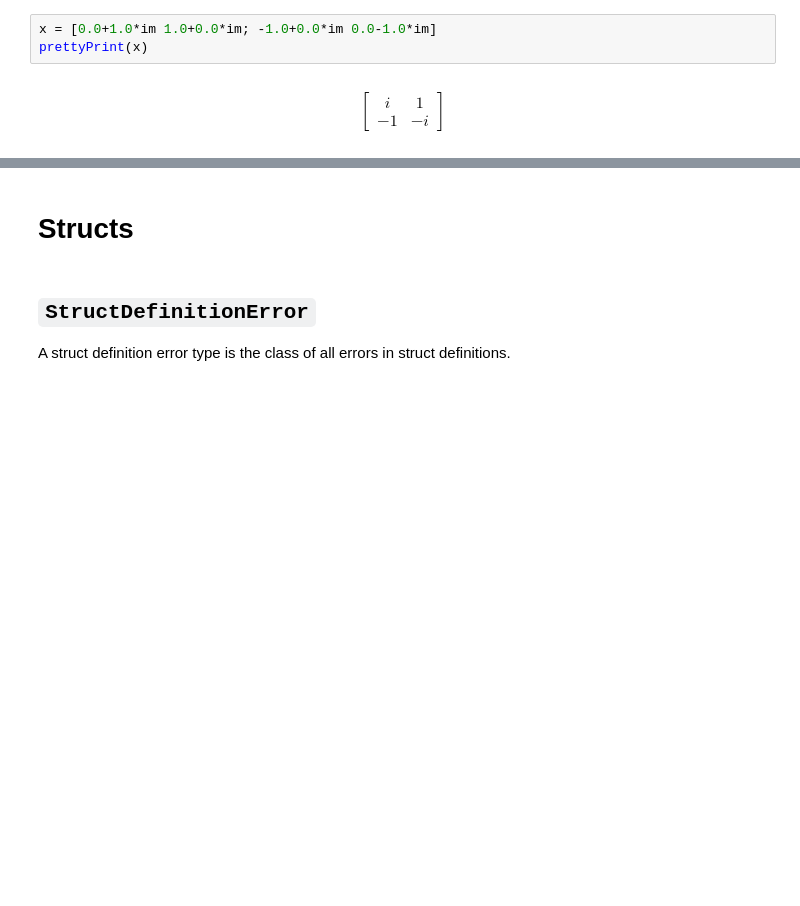
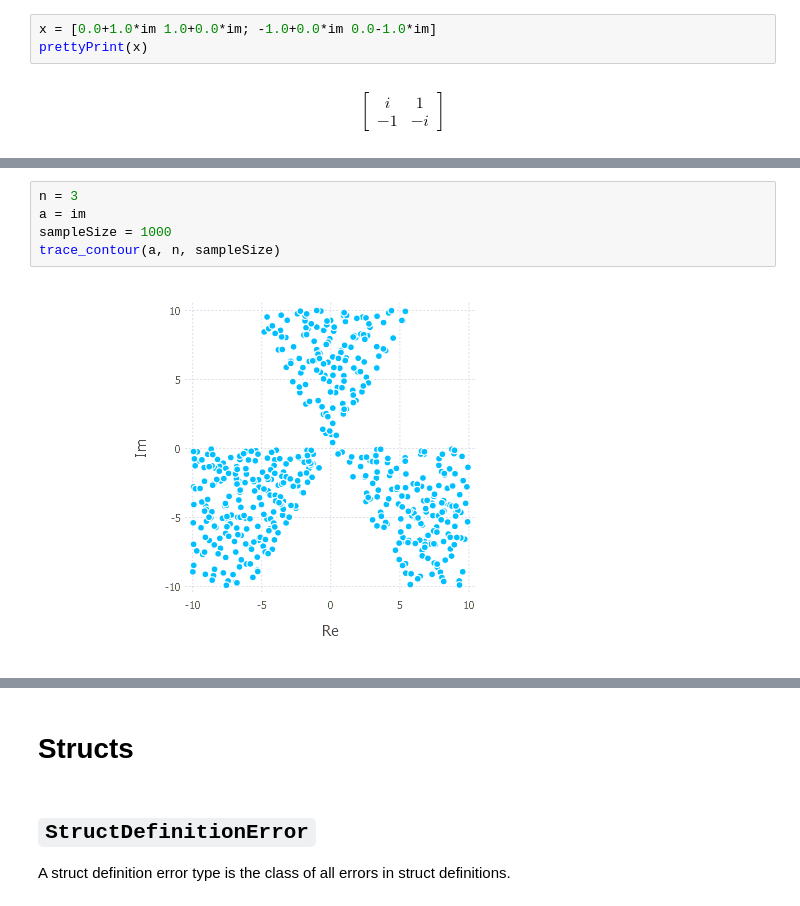
Before and after one commit to largecats/capstone-project, a Jupyter notebook: work_in_julia/The Fokas method.ipynb, the cells around one changed output, grey strips where cells are left out. Cells and saved outputs as stored; diff of their text form; blank space fills up the shorter version.

```diff
--- a/work_in_julia/The Fokas method.ipynb
+++ b/work_in_julia/The Fokas method.ipynb
@@ -823,0 +856,7 @@ separate_real_imag (generic function with 1 method)
+# %%
+n = 3
+a = im
+sampleSize = 1000
+trace_contour(a, n, sampleSize)
+# %% [output]
+[figure, added]
```
Also changed, not shown: parts of 243 cells of this notebook, 2 other files.
